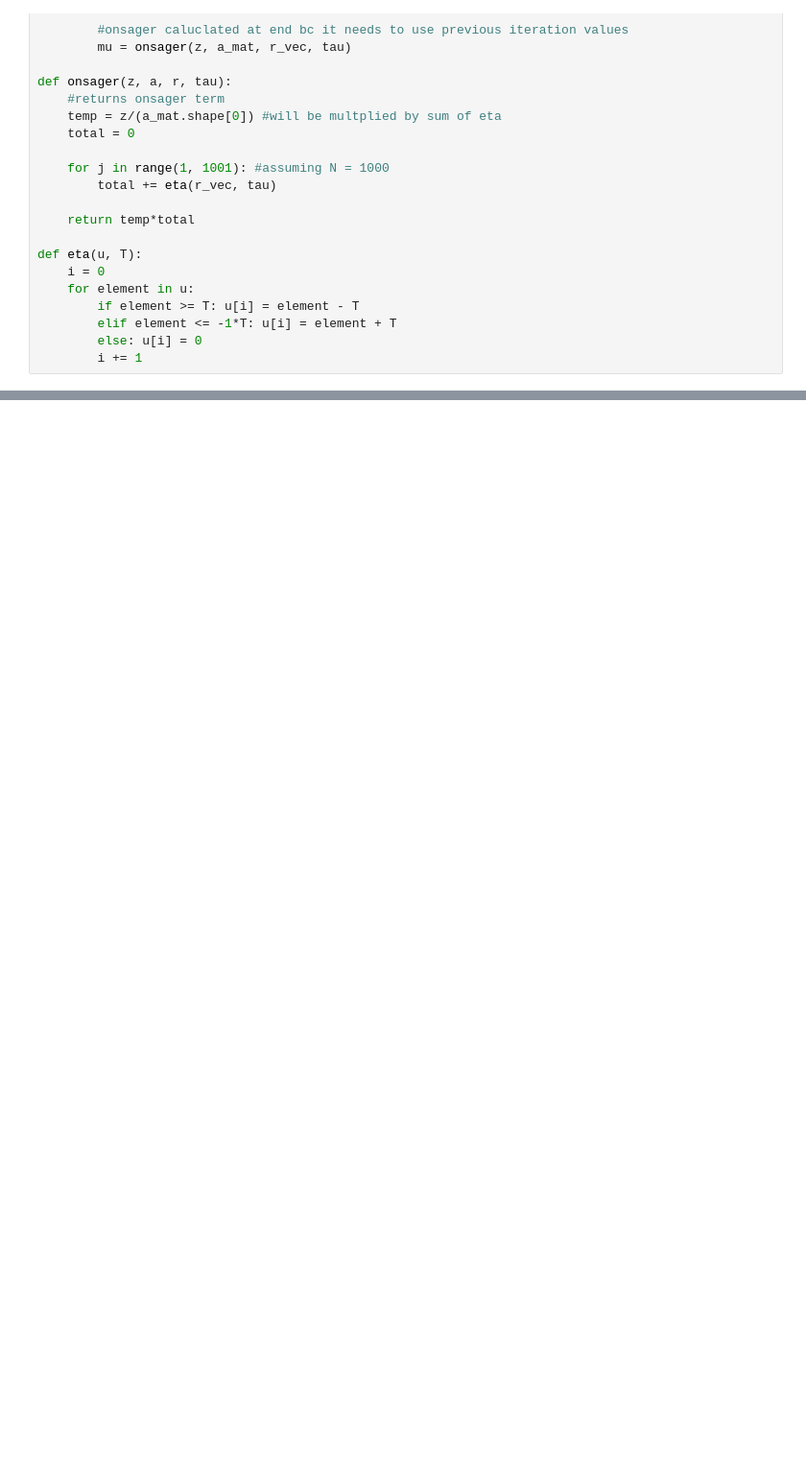
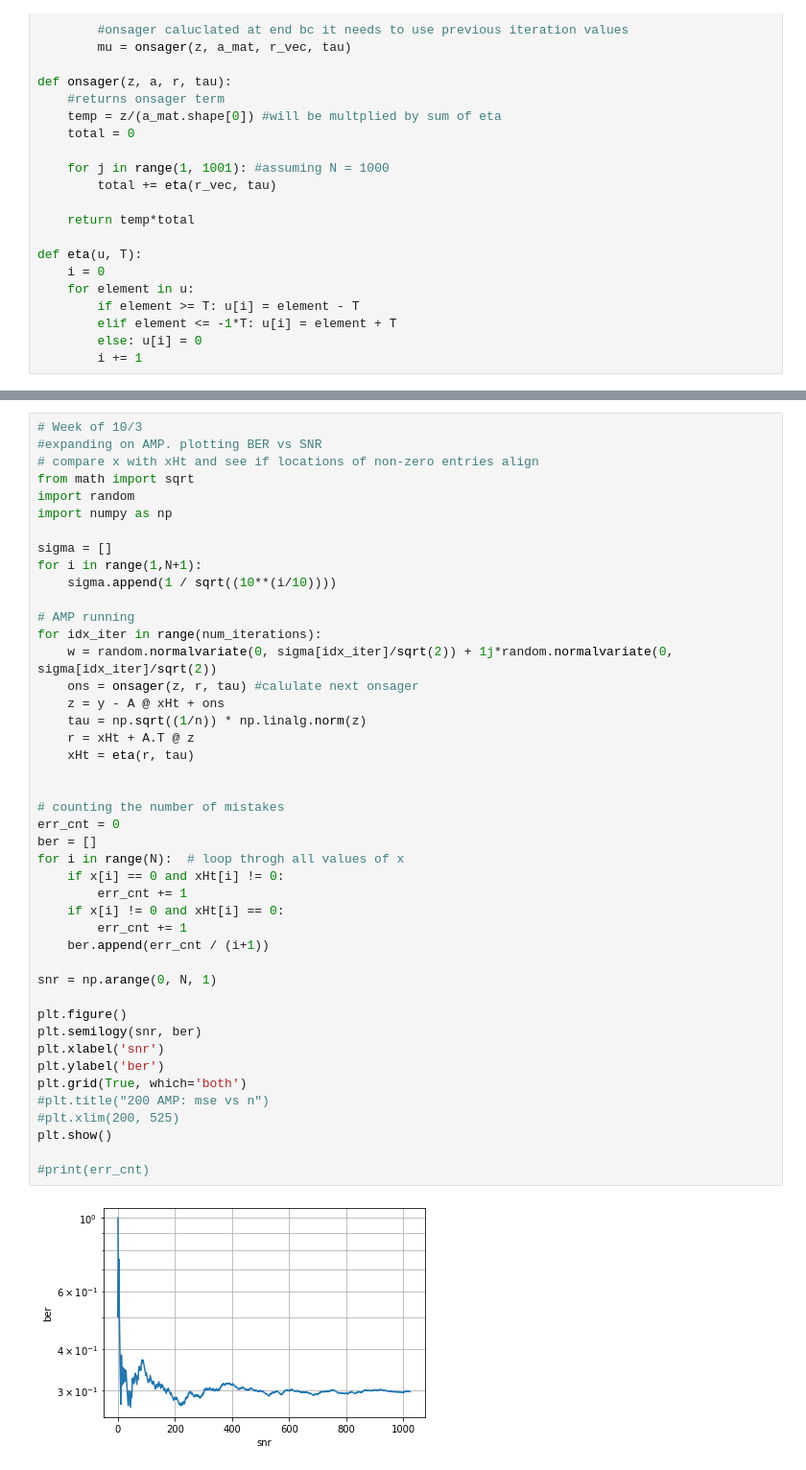
Before and after one commit to hollynroper/URS-22-23, a Jupyter notebook: Research code.ipynb, the cells around one changed output, grey strips where cells are left out. Shown: that part at 96% size. Cells and saved outputs as stored; diff of their text form; blank space fills up the shorter version.

```diff
--- a/Research code.ipynb
+++ b/Research code.ipynb
@@ -597,0 +646,46 @@ plt.show()
+# %%
+# Week of 10/3
+#expanding on AMP. plotting BER vs SNR
+# compare x with xHt and see if locations of non-zero entries align
+from math import sqrt
+import random
+import numpy as np
+
+sigma = []
+for i in range(1,N+1):
+    sigma.append(1 / sqrt((10**(i/10))))
+
+# AMP running
+for idx_iter in range(num_iterations):
+    w = random.normalvariate(0, sigma[idx_iter]/sqrt(2)) + 1j*random.normalvariate(0, sigma[idx_iter]/sqrt(2))
+    ons = onsager(z, r, tau) #calulate next onsager
+    z = y - A @ xHt + ons
+    tau = np.sqrt((1/n)) * np.linalg.norm(z)
+    r = xHt + A.T @ z
+    xHt = eta(r, tau)
+
+
+# counting the number of mistakes
+err_cnt = 0
+ber = []
+for i in range(N):  # loop throgh all values of x
+    if x[i] == 0 and xHt[i] != 0:
+        err_cnt += 1
+    if x[i] != 0 and xHt[i] == 0:
+        err_cnt += 1
+    ber.append(err_cnt / (i+1))
+
+snr = np.arange(0, N, 1)
+
+plt.figure()
+plt.semilogy(snr, ber)
+plt.xlabel('snr')
+plt.ylabel('ber')
+plt.grid(True, which='both')
+#plt.title("200 AMP: mse vs n")
+#plt.xlim(200, 525)
+plt.show()
+
+#print(err_cnt)
+# %% [output]
+[figure, added]
```
Also changed, not shown: parts of 3 cells of this notebook.
